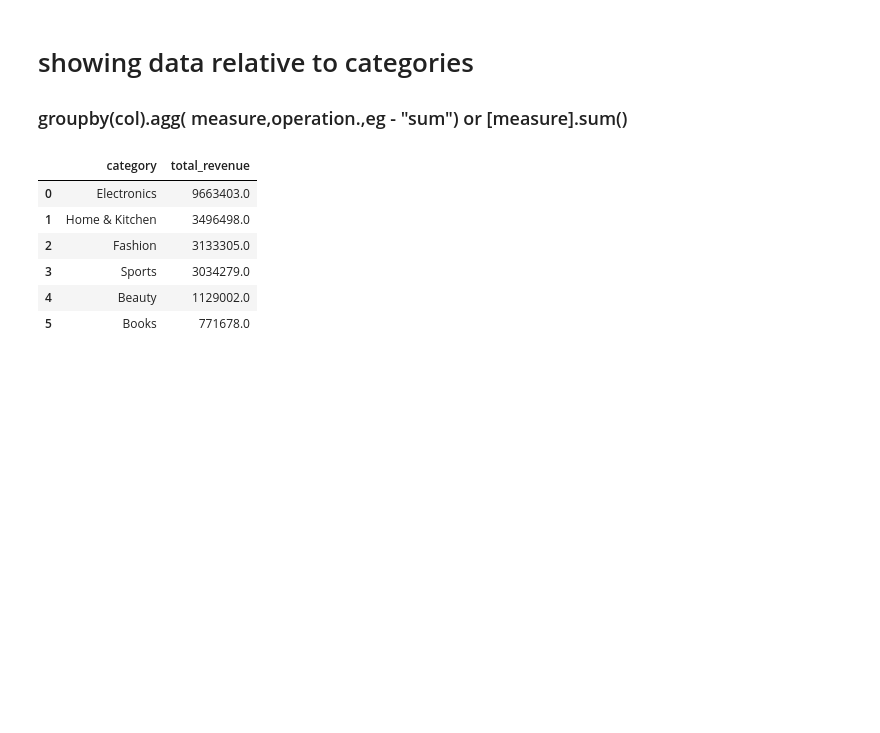
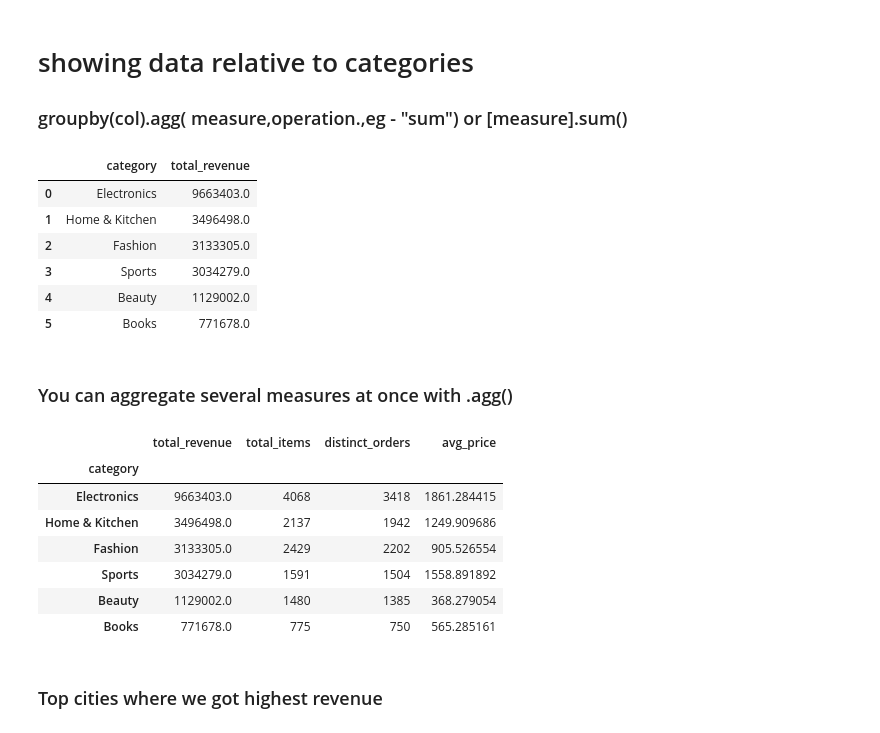
Before and after one commit to karan0114/DA, a Jupyter notebook: dataanalysisCSV.ipynb, the cells around one changed output. Drawn from its saved outputs; the diff is of its cells as text; code cells hidden in the pictures; blank space fills up the shorter version.

```diff
--- a/dataanalysisCSV.ipynb
+++ b/dataanalysisCSV.ipynb
@@ -149,3 +162,23 @@ display(by_category)
 | 3 | Sports | 3034279.0 |
 | 4 | Beauty | 1129002.0 |
 | 5 | Books | 771678.0 |
+# %% [markdown]
+### You can aggregate several measures at once with .agg()
+# %%
+summary = orders.groupby("category").agg(total_revenue = ("revenue", "sum"),
+                                         total_items = ("order_id", "count"),
+                                         distinct_orders = ("order_id", "nunique"),
+                                         avg_price = ("price", "mean")
+                                        )
+summary.sort_values("total_revenue", ascending=False)
+# %% [output]
+|  | total_revenue | total_items | distinct_orders | avg_price |
+| category |  |  |  |  |
+| Electronics | 9663403.0 | 4068 | 3418 | 1861.284415 |
+| Home & Kitchen | 3496498.0 | 2137 | 1942 | 1249.909686 |
+| Fashion | 3133305.0 | 2429 | 2202 | 905.526554 |
+| Sports | 3034279.0 | 1591 | 1504 | 1558.891892 |
+| Beauty | 1129002.0 | 1480 | 1385 | 368.279054 |
+| Books | 771678.0 | 775 | 750 | 565.285161 |
+# %% [markdown]
+### Top cities where we got highest revenue
```
Also changed, not shown: parts of 21 cells of this notebook.
